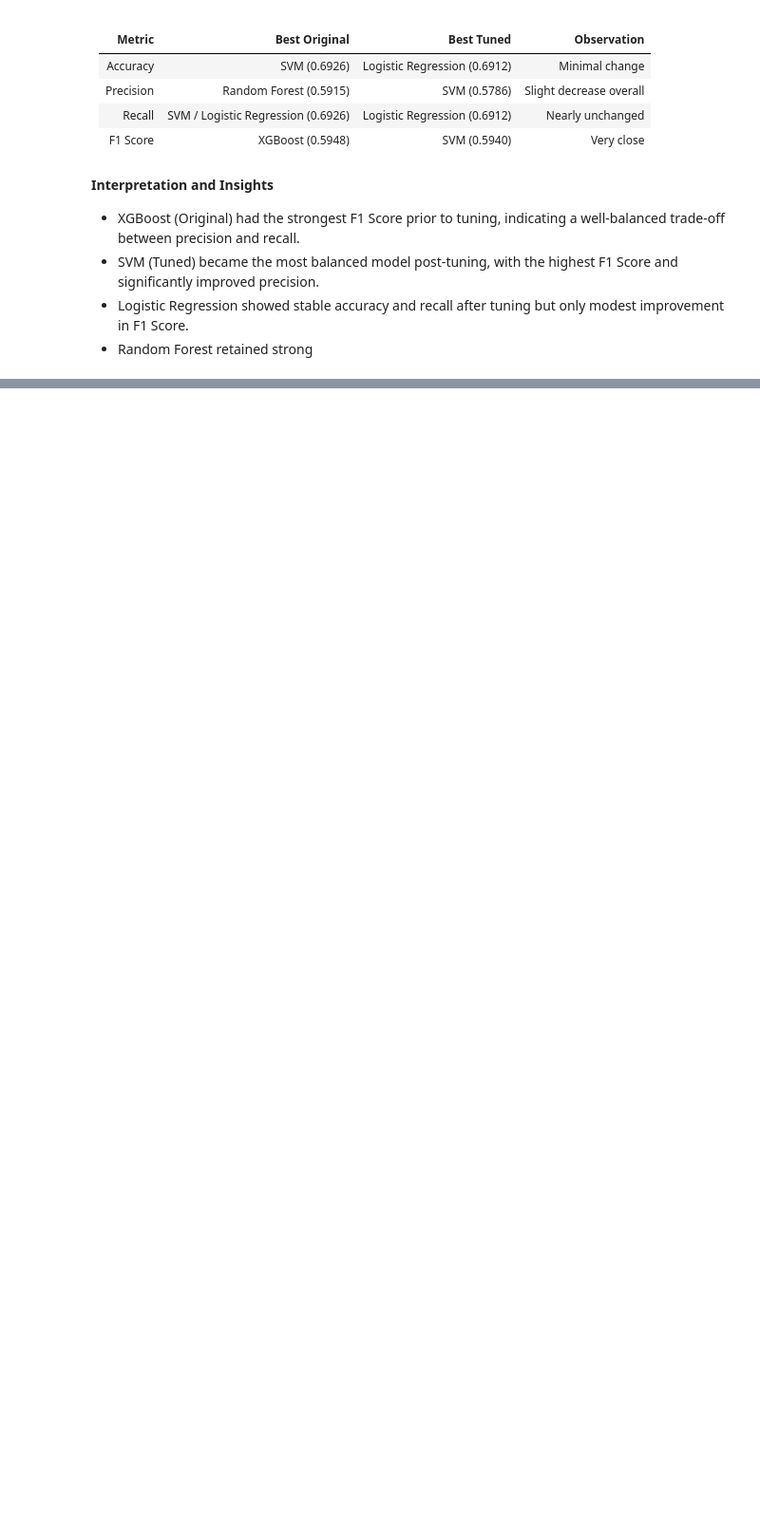
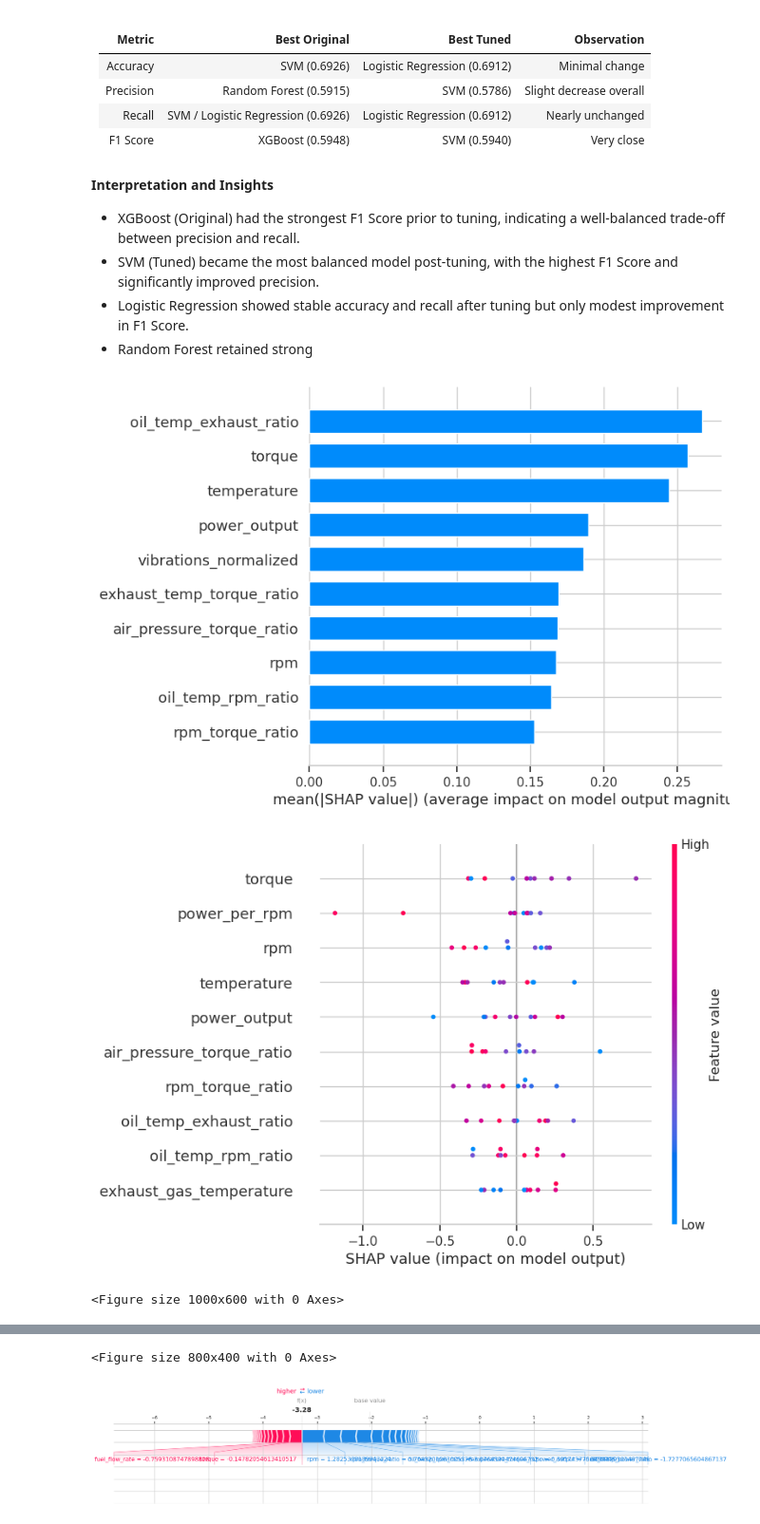
Before and after one commit to gareytwin1/gas-turbine-fault-detection, a Jupyter notebook: gas_turbine_fault_detection.ipynb, the cells around one changed output, grey strips where cells are left out. Shown at 95% size. Cells and saved outputs as stored; diff of their text form; code cells hidden in the pictures; blank space fills up the shorter version.

```diff
--- a/gas_turbine_fault_detection.ipynb
+++ b/gas_turbine_fault_detection.ipynb
@@ -1195,3 +1178,36 @@ ChildProcessError: [Errno 10] No child processes
 - SVM (Tuned) became the most balanced model post-tuning, with the highest F1 Score and significantly improved precision.
 - Logistic Regression showed stable accuracy and recall after tuning but only modest improvement in F1 Score.
 - Random Forest retained strong
+# %%
+# Initialize SHAP explainer for the best model (XGBoost)
+import shap
+import matplotlib.pyplot as plt
+
+explainer = shap.Explainer(best_xgb, X)
+# Calculate SHAP values
+shap_values = explainer(X)
+
+# Plot summary of SHAP values
+plt.figure(figsize=(10, 6))  # Set figure size
+shap.summary_plot(shap_values, X, plot_type="bar", max_display=10)
+plt.savefig('shap_summary_bar.png', dpi=300)  # Save the plot
+
+# Plot SHAP values for the first 10 samples
+plt.figure(figsize=(12, 8))  # Set figure size
+shap.summary_plot(shap_values[:10], X[:10], plot_type="dot", max_display=10)
+plt.savefig('shap_summary_dot.png', dpi=300)  # Save the plot
+
+# Plot SHAP dependence plot for the most important feature
+plt.figure(figsize=(10, 6))  # Set figure size
+shap.dependence_plot("oil_temp_torque_ratio", shap_values.values, X, interaction_index=None)
+plt.savefig('shap_dependence_plot.png', dpi=300)  # Save the plot
+
+# Plot SHAP force plot for the first sample
+# shap.initjs()
+plt.figure(figsize=(8, 4))  # Set figure size
+shap.force_plot(explainer.expected_value, shap_values.values[0], X.iloc[0], matplotlib=True)
+plt.savefig('shap_force_plot.png', dpi=300)  # Save the plot
+# %% [output]
+[figure, added]
+[figure, added]
+<Figure size 1000x600 with 0 Axes>
@@ -1197,0 +1215,2 @@ ChildProcessError: [Errno 10] No child processes
+<Figure size 800x400 with 0 Axes>
+[figure, added]
```
Also changed, not shown: parts of 7 cells of this notebook.
